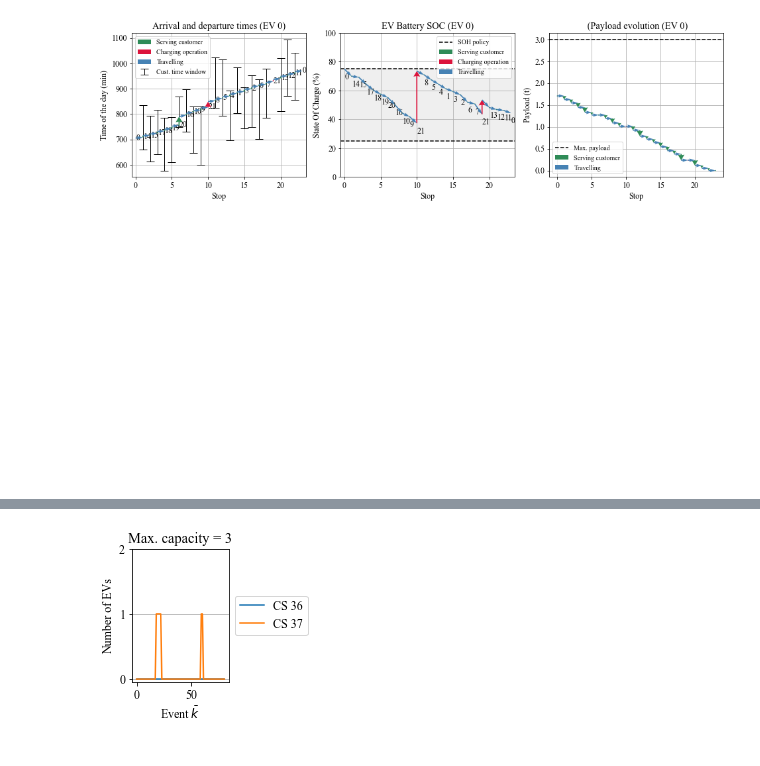
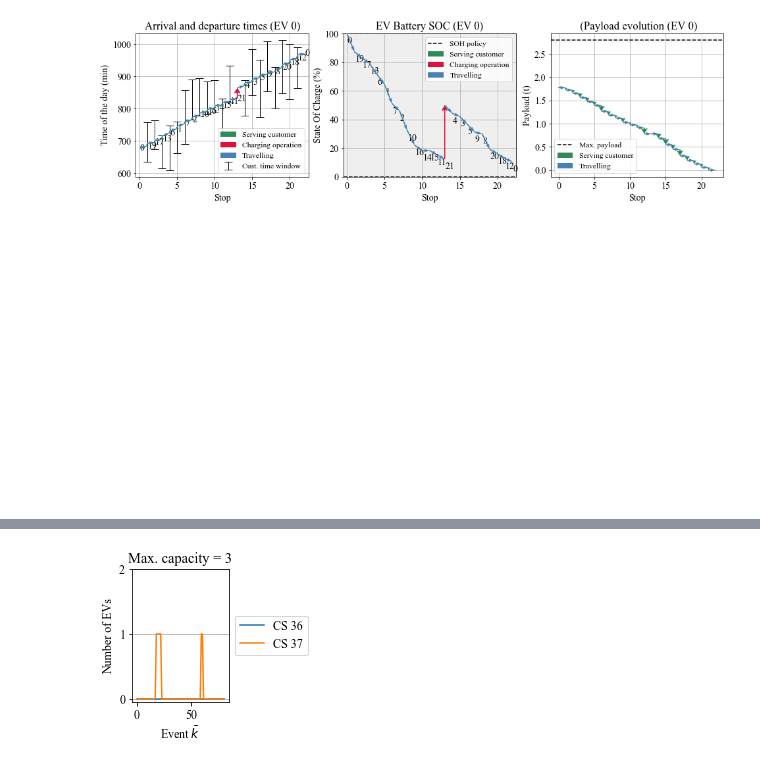
Before and after one commit to jpfutalef/DynamicStochasticElectricVRP, a Jupyter notebook: notebooks/plot_operation.ipynb, the cells around one changed output, grey strips where cells are left out. Saved outputs shown, nothing was run; the diff lists cells and outputs as text; code cells hidden in the pictures.

```diff
--- a/notebooks/plot_operation.ipynb
+++ b/notebooks/plot_operation.ipynb
@@ -1,42 +1,40 @@
 # %%
 import sys
 
 import pandas as pd
 
 sys.path.append('..')
 from models.Fleet import  from_xml
 from matplotlib import rcParams
-rcParams['font.family'] = 'Times New Roman'
-rcParams['font.size'] = '12'
-rcParams['pdf.fonttype'] = 42
-rcParams['ps.fonttype'] = 42
+#rcParams['font.family'] = 'Times New Roman'
+#rcParams['font.size'] = '12'
+#rcParams['pdf.fonttype'] = 42
+#rcParams['ps.fonttype'] = 42
 
-#instance_folder = '../data/XML_files/35C_2CS_1D_3EV_4CAP/'
-instance_folder = '../data/real_data/instances_london_bat/'
-opt_res_folder = f'{instance_folder}21nodes_25_75_1EV/day800/06-07-2020_01-34-12_FEASIBLE_ASSIGNATION'
+instance_folder = '../data/instances_real_data/test_deg_methods/100/capacity/21nodes_0_100_1EV_Ec/day0/12-07-2020_02-19-25_FEASIBLE_ASSIGNATION/'
+#opt_res_folder = f'{instance_folder}12-07-2020_02-19-25_FEASIBLE_ASSIGNATION'
 #opt_res_folder = f'{instance_folder}(soh40_80)22-06-2020_13-12-06_FEASIBLE_ASSIGNATION'
+opt_res_folder = instance_folder
 
-fleet = from_xml(f'{instance_folder}21nodes_25_75_1EV.xml', assign_customers=False)
+fleet = from_xml(f'{instance_folder}assigned.xml', assign_customers=False)
 fleet_size = len(fleet.vehicles)
 
 routes = {}
 for i in range(fleet_size):
     ev_file = f'{opt_res_folder}/EV{i}_operation.csv'
     df = pd.read_csv(ev_file)
     Sk = tuple(df['Sk'])
     Lk = tuple(df['Lk'])
     x1_0 = df['x1_reaching'].iloc[0]
     x2_0 = df['x2_reaching'].iloc[0]
     x3_0 = df['x3_reaching'].iloc[0]
     routes[i] = ((Sk, Lk), x1_0, x2_0, x3_0)
 
 fleet.set_routes_of_vehicles(routes)
-fleet.create_optimization_vector()
-
 
 plots = fleet.plot_operation_pyplot(label_offset=(.05, -7), fig_size=(16,4), save_to=opt_res_folder+'/')
 # %% [output]
-[figure, old version]
+[figure, new version]
 # %%
 from bokeh.io import output_notebook
 output_notebook()
```
Also changed, not shown: parts of 1 cell of this notebook, 2 other files.
